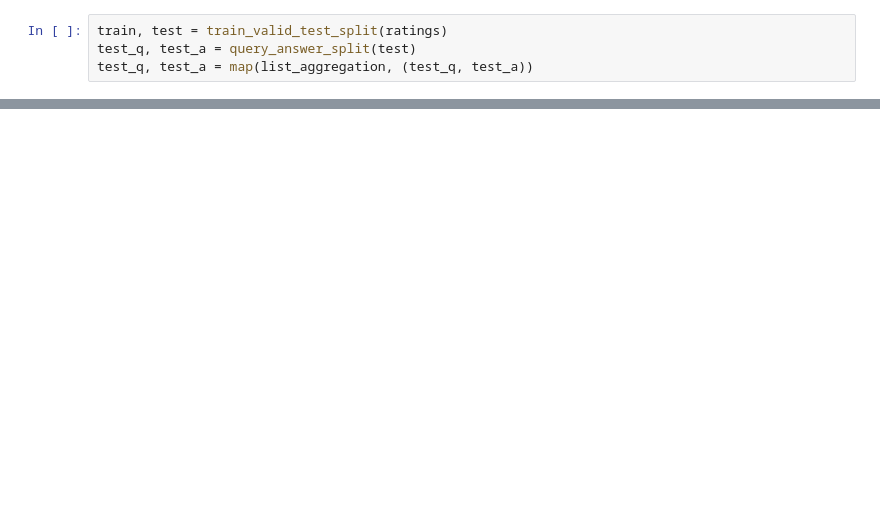
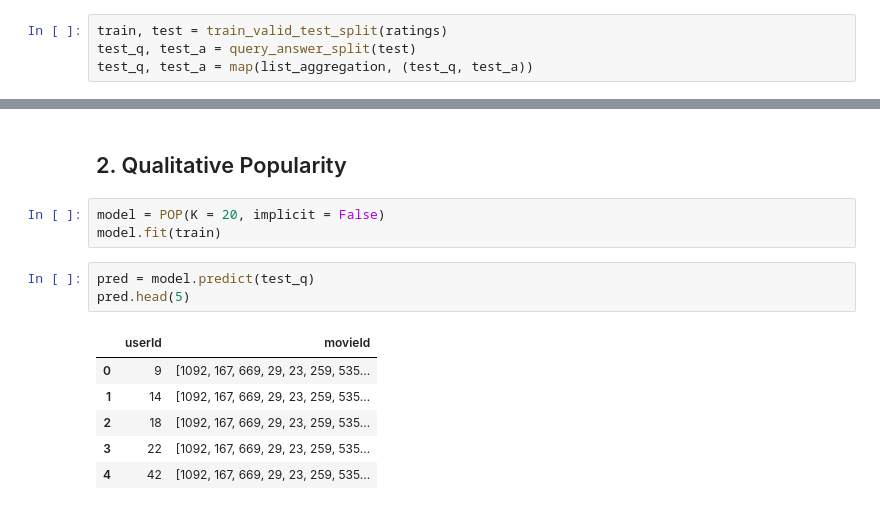
Before and after one commit to ivoryRabbit/RecSys, a Jupyter notebook: 1.POP.ipynb, the cells around one changed output, grey strips where cells are left out. Cells and saved outputs as stored; diff of their text form; blank space fills up the shorter version.

```diff
--- a/1.POP.ipynb
+++ b/1.POP.ipynb
@@ -213,0 +251,15 @@ MAP: 0.04990
+# %% [markdown]
+## 2. Qualitative Popularity
+# %%
+model = POP(K = 20, implicit = False)
+model.fit(train)
+# %%
+pred = model.predict(test_q)
+pred.head(5)
+# %% [output]
+|  | userId | movieId |
+| 0 | 9 | [1092, 167, 669, 29, 23, 259, 535... |
+| 1 | 14 | [1092, 167, 669, 29, 23, 259, 535... |
+| 2 | 18 | [1092, 167, 669, 29, 23, 259, 535... |
+| 3 | 22 | [1092, 167, 669, 29, 23, 259, 535... |
+| 4 | 42 | [1092, 167, 669, 29, 23, 259, 535... |
```
Also changed, not shown: parts of 17 cells of this notebook.
